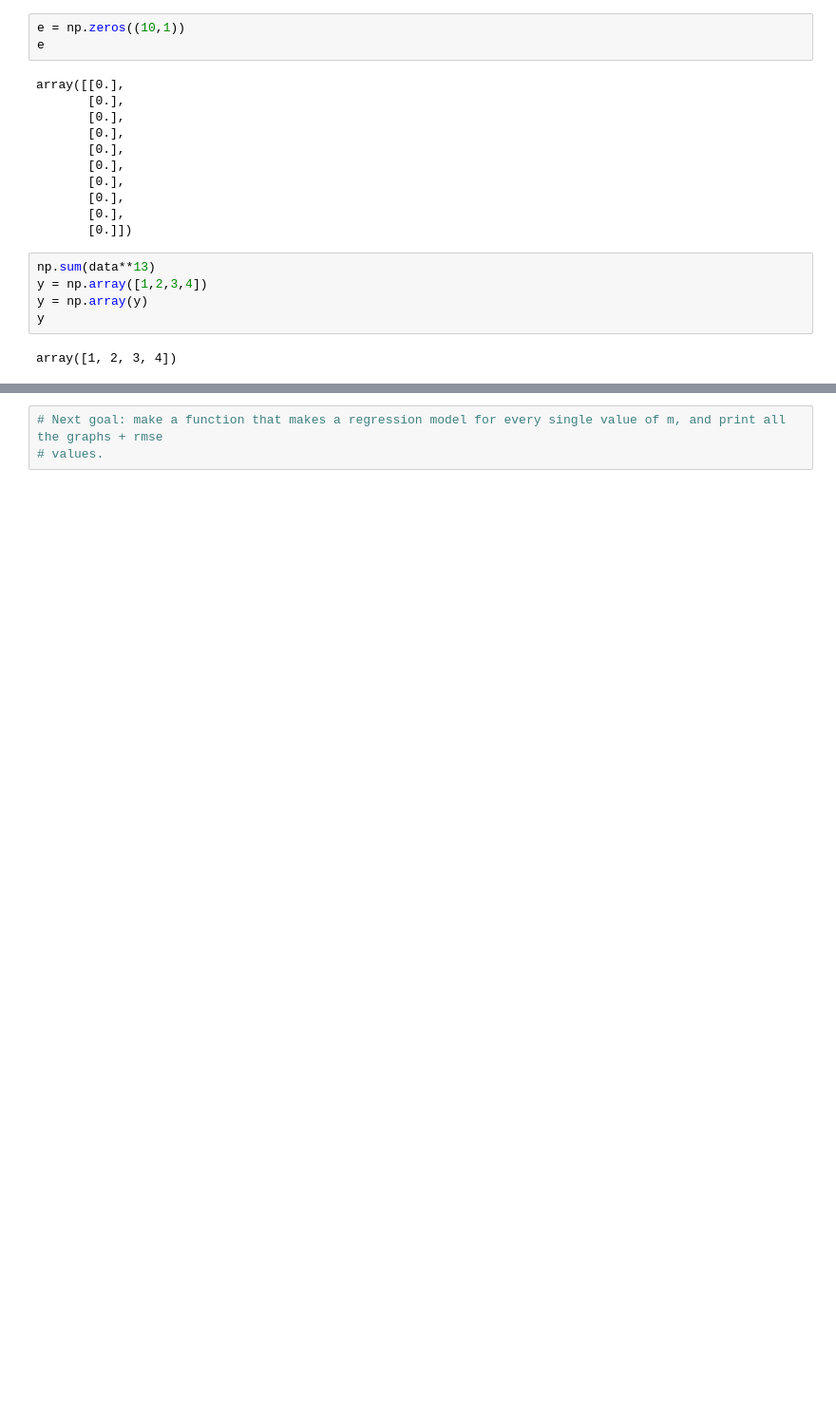
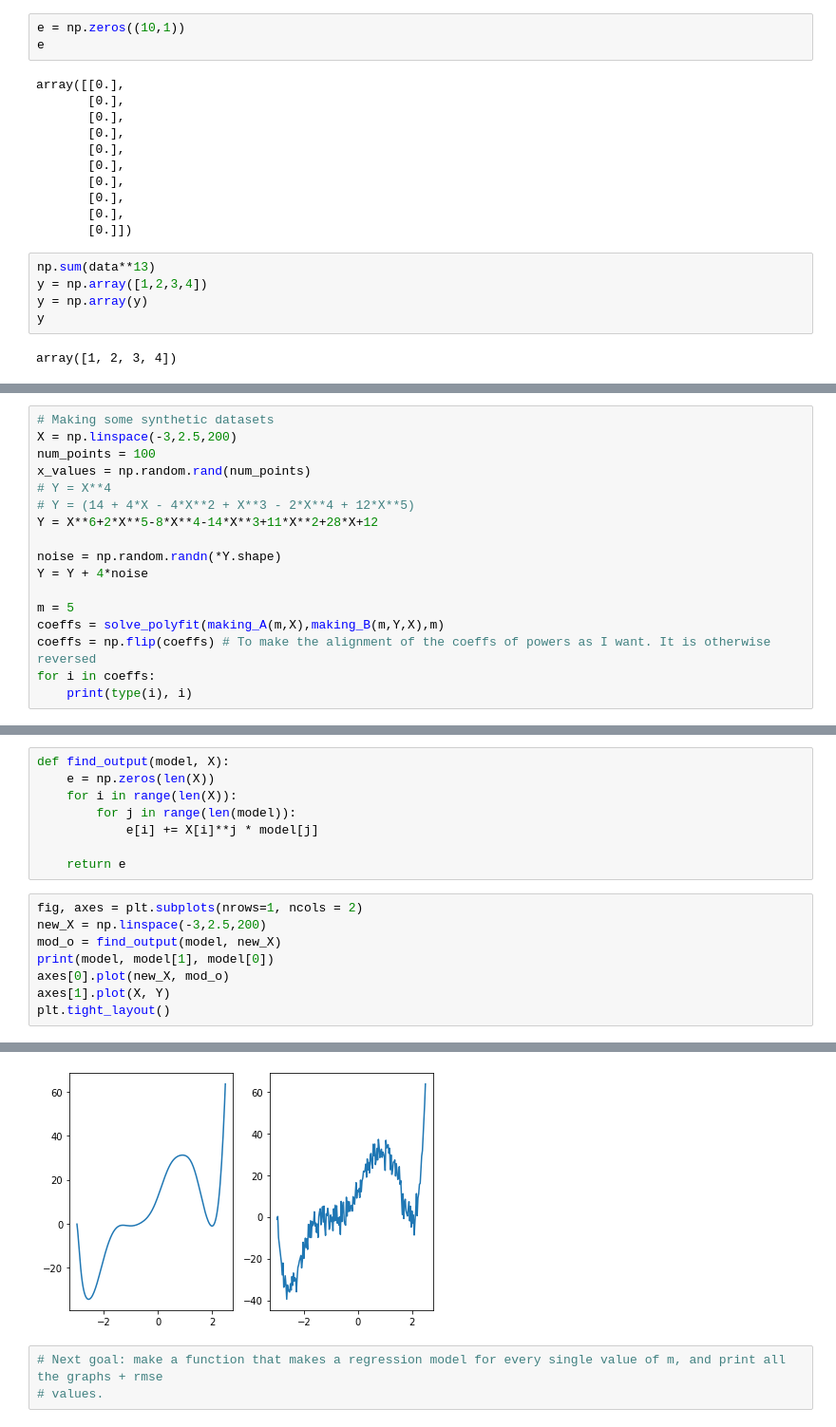
Before and after one commit to sidhant-tomar-003/polynomial-regression, a Jupyter notebook: Poly_fit_playground.ipynb, the cells around one changed output, grey strips where cells are left out. Shown at 95% size. Saved outputs shown, nothing was run; the diff lists cells and outputs as text; blank space fills up the shorter version.

```diff
--- a/Poly_fit_playground.ipynb
+++ b/Poly_fit_playground.ipynb
@@ -173,0 +169,17 @@ for i in coeffs:
+# %%
+# Making some synthetic datasets
+X = np.linspace(-3,2.5,200)
+num_points = 100
+x_values = np.random.rand(num_points)
+# Y = X**4
+# Y = (14 + 4*X - 4*X**2 + X**3 - 2*X**4 + 12*X**5)
+Y = X**6+2*X**5-8*X**4-14*X**3+11*X**2+28*X+12
+
+noise = np.random.randn(*Y.shape)
+Y = Y + 4*noise
+
+m = 5
+coeffs = solve_polyfit(making_A(m,X),making_B(m,Y,X),m)
+coeffs = np.flip(coeffs) # To make the alignment of the coeffs of powers as I want. It is otherwise reversed
+for i in coeffs:
+    print(type(i), i)
@@ -219,0 +260,17 @@ def rmse(coeffs, X, Y, st):
+# %%
+def find_output(model, X):
+    e = np.zeros(len(X))
+    for i in range(len(X)):
+        for j in range(len(model)):
+            e[i] += X[i]**j * model[j]
+
+    return e
+# %%
+fig, axes = plt.subplots(nrows=1, ncols = 2)
+new_X = np.linspace(-3,2.5,200)
+mod_o = find_output(model, new_X)
+print(model, model[1], model[0])
+axes[0].plot(new_X, mod_o)
+axes[1].plot(X, Y)
+plt.tight_layout()
+# %% [output]
@@ -220,3 +297,4 @@ def rmse(coeffs, X, Y, st):
+[figure, added]
 # %%
 # Next goal: make a function that makes a regression model for every single value of m, and print all the graphs + rmse
 # values.
```
Also changed, not shown: parts of 16 cells of this notebook, 3 other files.
